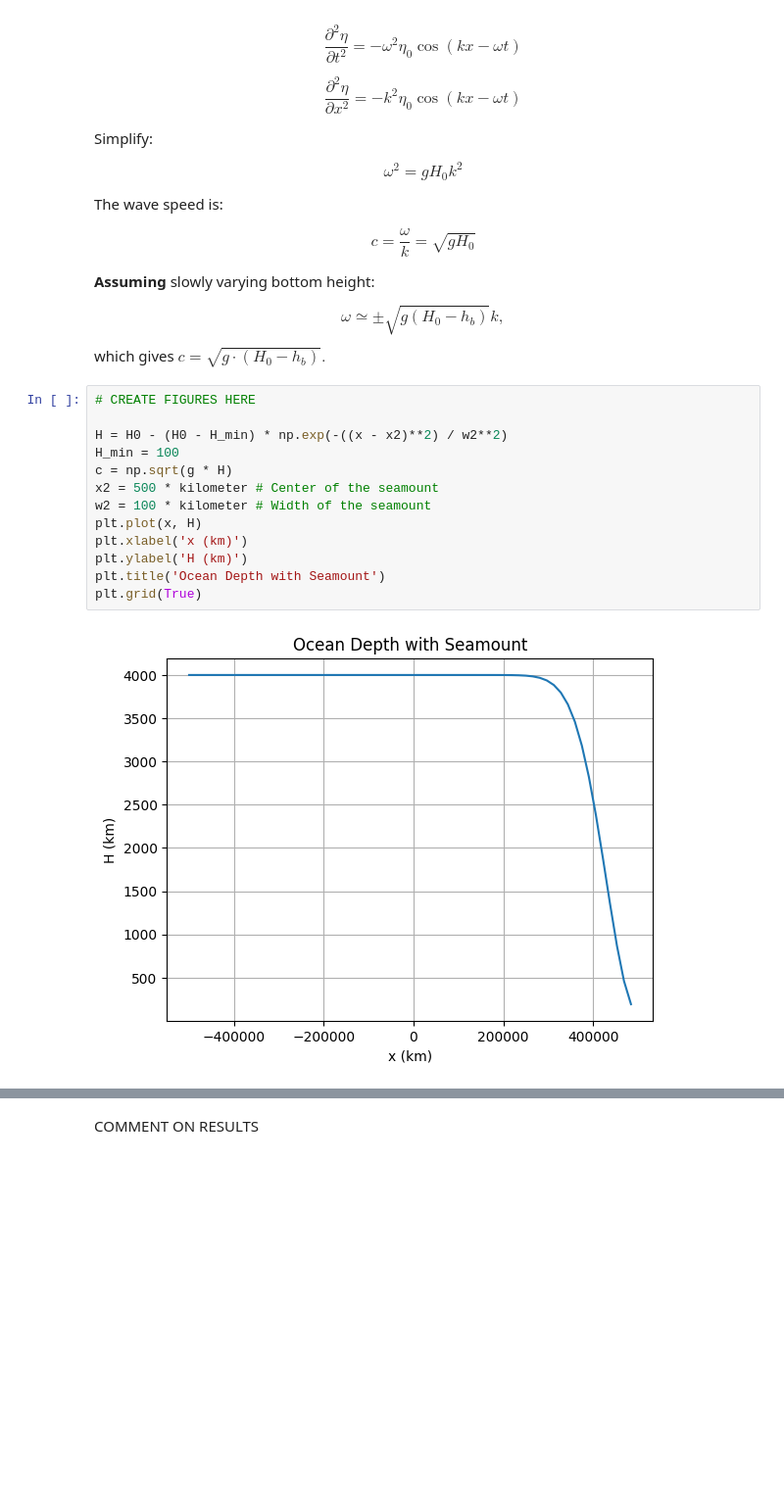
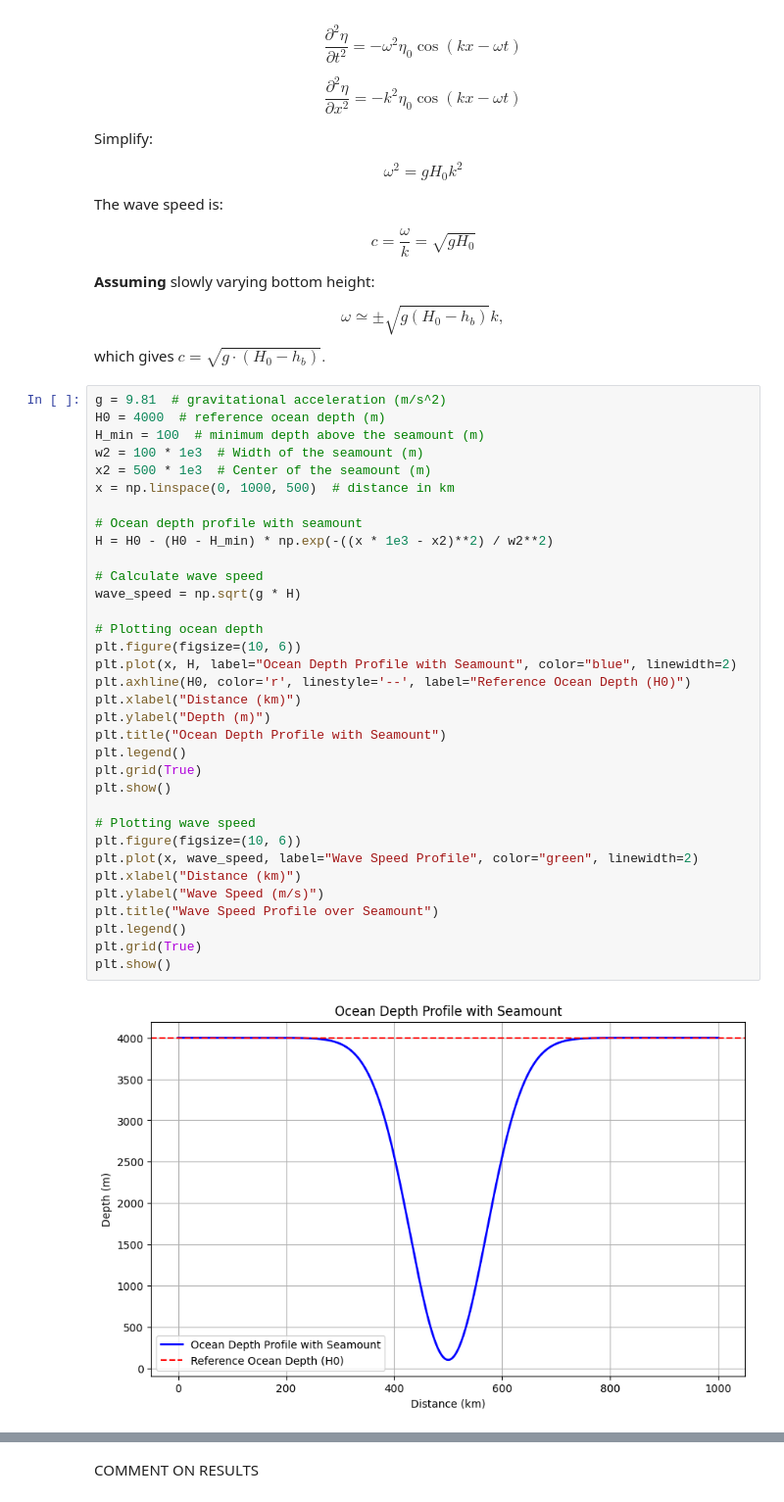
Before and after one commit to Zero-Rae/QCES123, a Jupyter notebook: project3_tsunami.ipynb, the cells around one changed output, grey strips where cells are left out. Shown: that part at 98% size. Saved outputs shown, nothing was run; the diff lists cells and outputs as text; blank space fills up the shorter version.

```diff
--- a/project3_tsunami.ipynb
+++ b/project3_tsunami.ipynb
@@ -347,18 +351,39 @@ $$
 \omega ≃ \pm \sqrt{g(H_0 - h_b)} k,
 $$
 which gives $c = \sqrt{g \cdot (H_0 - h_b)}.$
-# %%
-# CREATE FIGURES HERE
-
-H = H0 - (H0 - H_min) * np.exp(-((x - x2)**2) / w2**2)
-H_min = 100
-c = np.sqrt(g * H)
-x2 = 500 * kilometer # Center of the seamount
-w2 = 100 * kilometer # Width of the seamount
-plt.plot(x, H)
-plt.xlabel('x (km)')
-plt.ylabel('H (km)')
-plt.title('Ocean Depth with Seamount')
-plt.grid(True)
-# %% [output]
-[figure, removed]
+# %%
+g = 9.81  # gravitational acceleration (m/s^2)
+H0 = 4000  # reference ocean depth (m)
+H_min = 100  # minimum depth above the seamount (m)
+w2 = 100 * 1e3  # Width of the seamount (m)
+x2 = 500 * 1e3  # Center of the seamount (m)
+x = np.linspace(0, 1000, 500)  # distance in km
+
+# Ocean depth profile with seamount
+H = H0 - (H0 - H_min) * np.exp(-((x * 1e3 - x2)**2) / w2**2)
+
+# Calculate wave speed
+wave_speed = np.sqrt(g * H)
+
+# Plotting ocean depth
+plt.figure(figsize=(10, 6))
+plt.plot(x, H, label="Ocean Depth Profile with Seamount", color="blue", linewidth=2)
+plt.axhline(H0, color='r', linestyle='--', label="Reference Ocean Depth (H0)")
+plt.xlabel("Distance (km)")
+plt.ylabel("Depth (m)")
+plt.title("Ocean Depth Profile with Seamount")
+plt.legend()
+plt.grid(True)
+plt.show()
+
+# Plotting wave speed
+plt.figure(figsize=(10, 6))
+plt.plot(x, wave_speed, label="Wave Speed Profile", color="green", linewidth=2)
+plt.xlabel("Distance (km)")
+plt.ylabel("Wave Speed (m/s)")
+plt.title("Wave Speed Profile over Seamount")
+plt.legend()
+plt.grid(True)
+plt.show()
+# %% [output]
+[figure, added]
```
Also changed, not shown: parts of 3 cells of this notebook.
